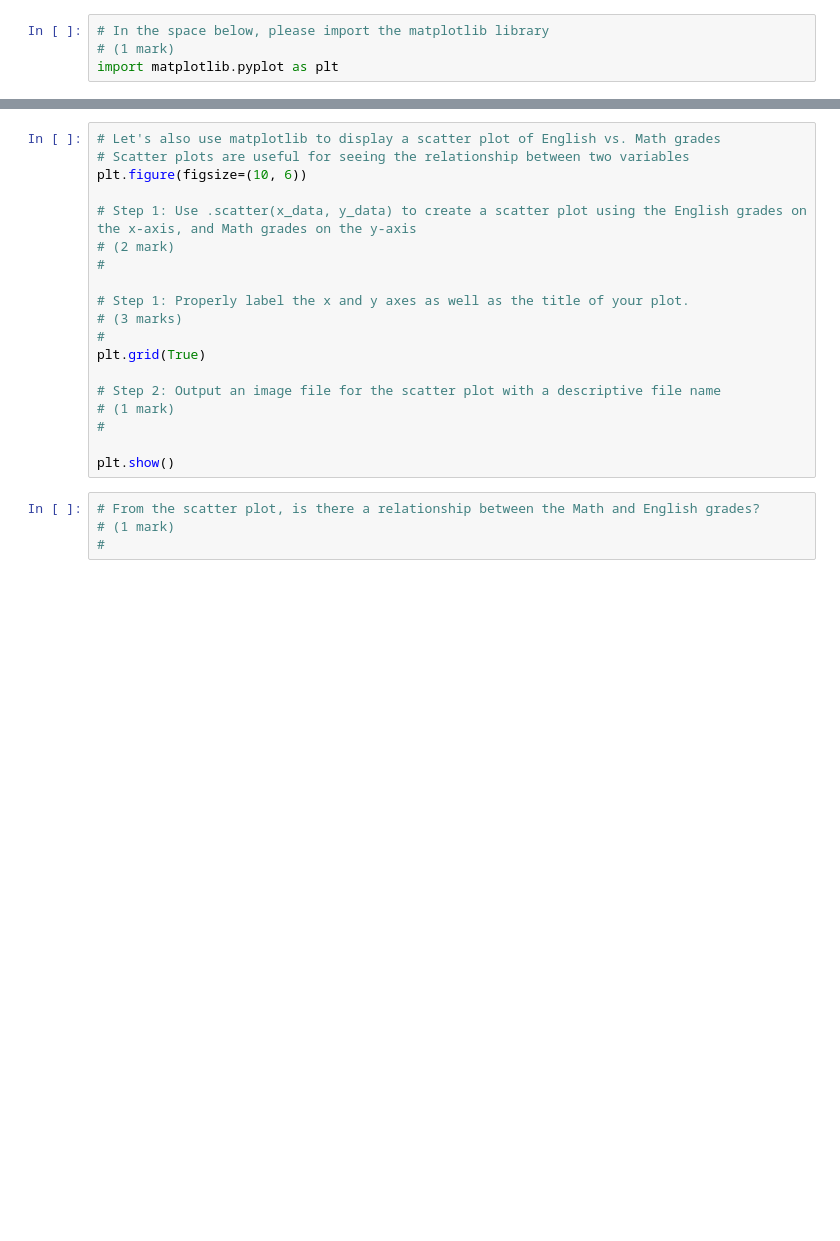
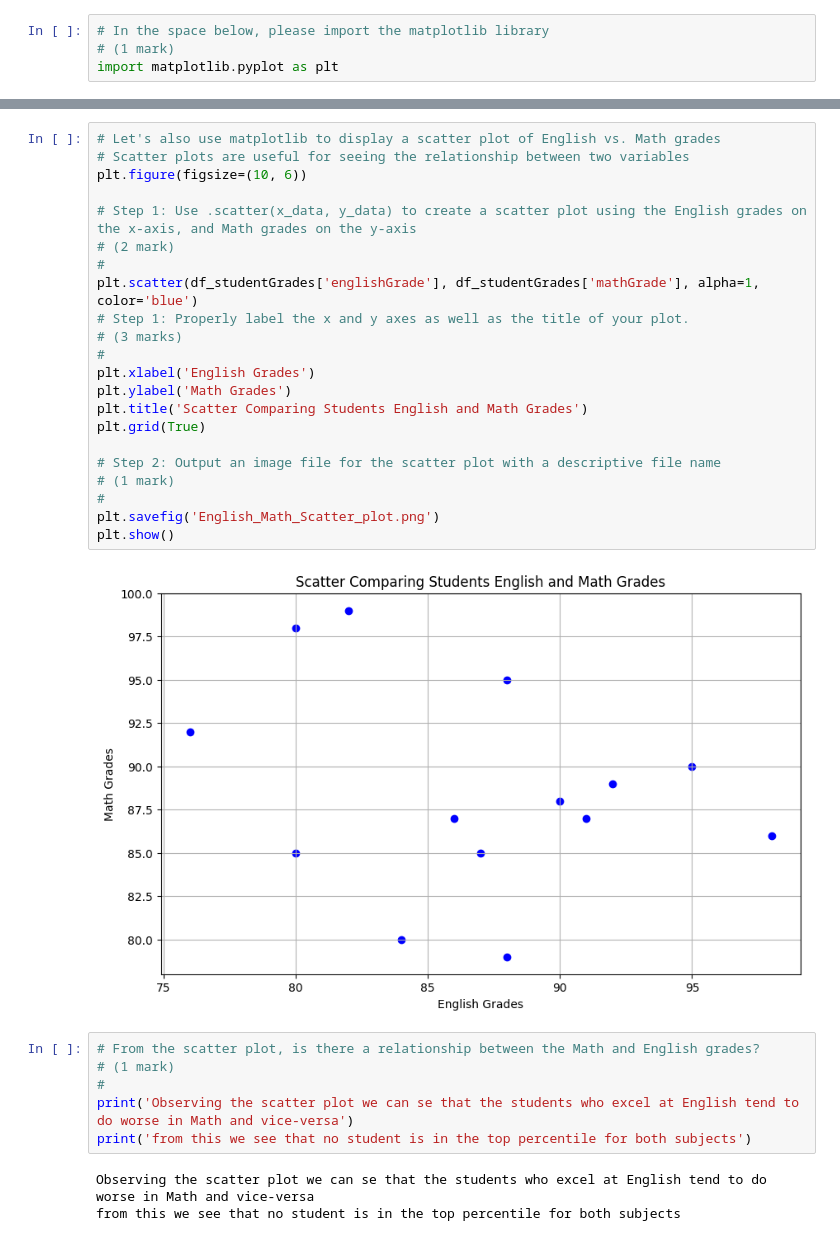
Before and after one commit to AnthonyKelly8/engg680_2024_fall, a Jupyter notebook: Lab_Assignment1/StudentGradeManagementSystem.ipynb, the cells around one changed output, grey strips where cells are left out. Drawn from its saved outputs; the diff is of its cells as text; blank space fills up the shorter version.

```diff
--- a/Lab_Assignment1/StudentGradeManagementSystem.ipynb
+++ b/Lab_Assignment1/StudentGradeManagementSystem.ipynb
@@ -440,23 +444,33 @@ plt.show()
 # %%
 # Let's also use matplotlib to display a scatter plot of English vs. Math grades
 # Scatter plots are useful for seeing the relationship between two variables
 plt.figure(figsize=(10, 6))
 
 # Step 1: Use .scatter(x_data, y_data) to create a scatter plot using the English grades on the x-axis, and Math grades on the y-axis
 # (2 mark)
 #
-
+plt.scatter(df_studentGrades['englishGrade'], df_studentGrades['mathGrade'], alpha=1, color='blue')
 # Step 1: Properly label the x and y axes as well as the title of your plot.
 # (3 marks)
 #
+plt.xlabel('English Grades')
+plt.ylabel('Math Grades')
+plt.title('Scatter Comparing Students English and Math Grades')
 plt.grid(True)
 
 # Step 2: Output an image file for the scatter plot with a descriptive file name
 # (1 mark)
 #
-
+plt.savefig('English_Math_Scatter_plot.png')
 plt.show()
+# %% [output]
+[figure, added]
 # %%
 # From the scatter plot, is there a relationship between the Math and English grades?
 # (1 mark)
 #
+print('Observing the scatter plot we can se that the students who excel at English tend to do worse in Math and vice-versa')
+print('from this we see that no student is in the top percentile for both subjects')
+# %% [output]
+Observing the scatter plot we can se that the students who excel at English tend to do worse in Math and vice-versa
+from this we see that no student is in the top percentile for both subjects
```
Also changed, not shown: parts of 4 cells of this notebook, 1 other file.
